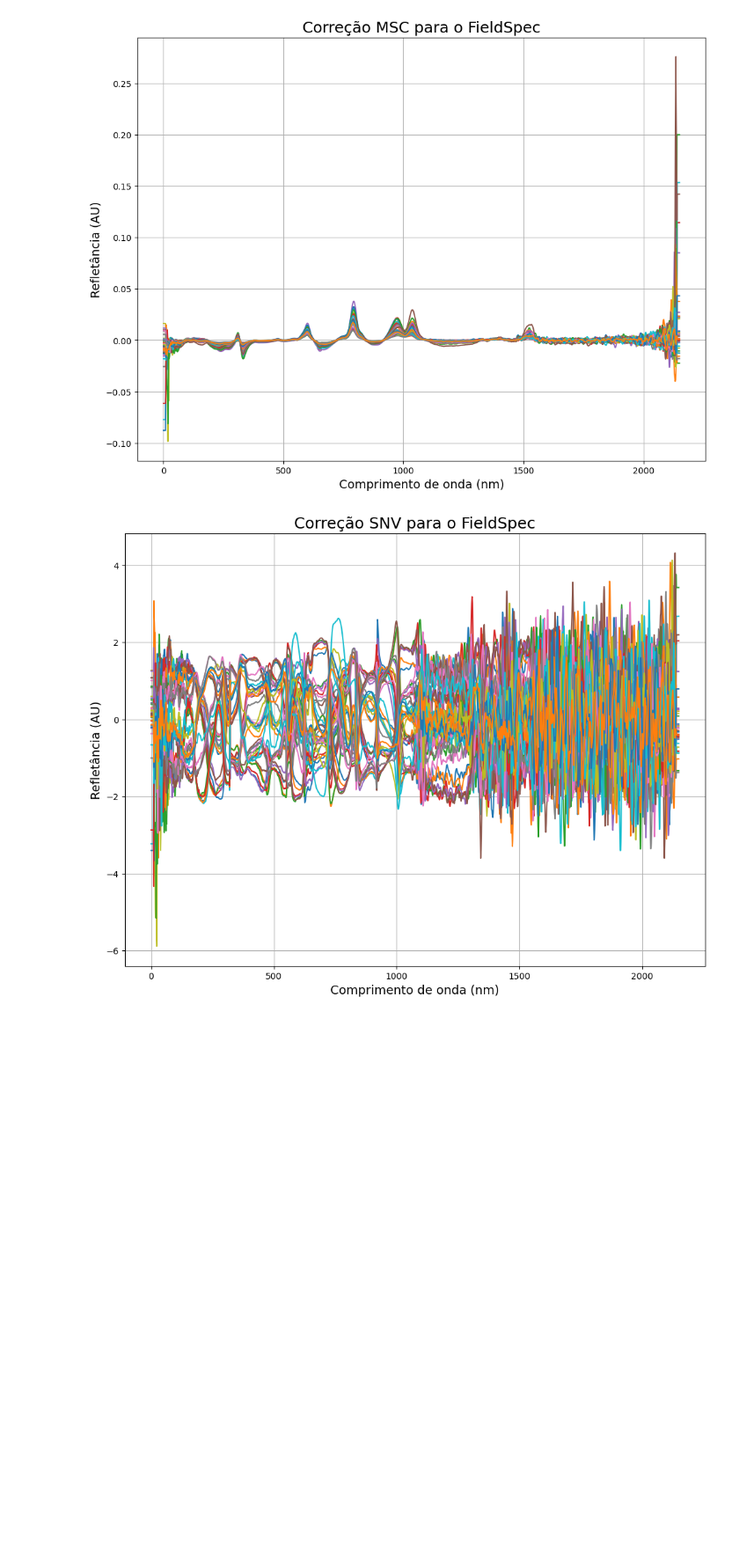
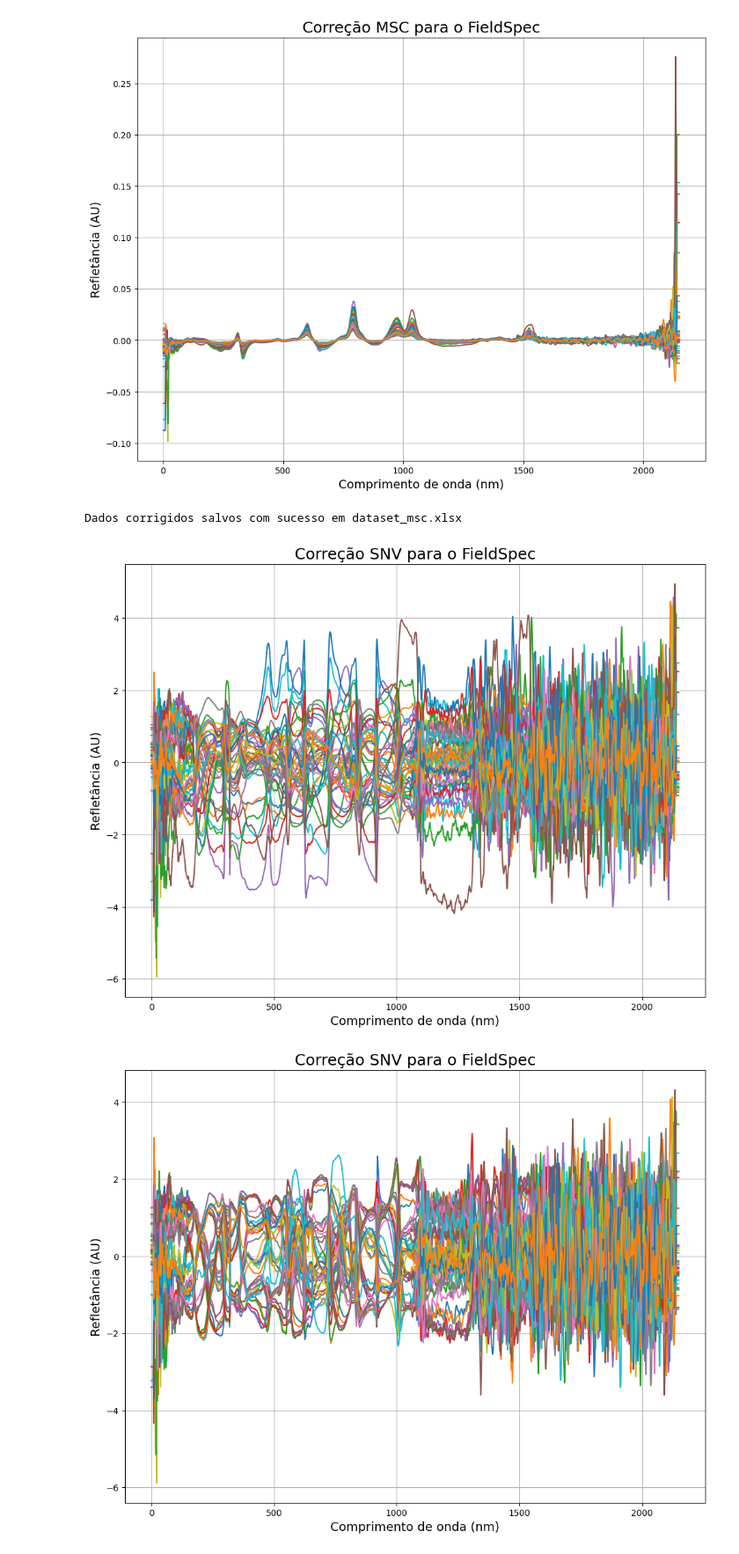
Before and after one commit to xndrxssx/field_spec_data_tests, a Jupyter notebook: field_spec_tanques_fermentacao.ipynb, the cells around one changed output. Shown at 88% size. Cells and saved outputs as stored; diff of their text form; code cells hidden in the pictures; blank space fills up the shorter version.

```diff
--- a/field_spec_tanques_fermentacao.ipynb
+++ b/field_spec_tanques_fermentacao.ipynb
@@ -172 +167,7 @@ x_axis_fs = data_msc_fs.columns.to_numpy().astype('int64')
+# %%
+# Obtém os rótulos das colunas do DataFrame data_msc_fs e converte para um array NumPy
+x_axis_fs = data_msc_fs.columns.to_numpy()
+
+# Converte os valores do array para o tipo int64
+x_axis_fs = x_axis_fs.astype('int64')
 # %%
@@ -189,6 +217,49 @@ plt.grid("on")
 plt.show()
 # %% [output]
 [figure]
+# %%
+# Defina o nome do arquivo onde deseja salvar os dados corrigidos
+filename = "dataset_msc.xlsx"
+
+# Salve os dados corrigidos em um novo arquivo Excel
+data_msc_fs.to_excel(filename, index=False)
+
+# Exiba uma mensagem indicando que o arquivo foi salvo com sucesso
+print(f"Dados corrigidos salvos com sucesso em {filename}")
+# %% [output]
+Dados corrigidos salvos com sucesso em dataset_msc.xlsx
+# %%
+# Importa a função snv() do módulo spectral_correction dentro do pacote pyspectra.transformers
+from pyspectra.transformers.spectral_correction import snv
+
+# Instancia o objeto SNV_fs para aplicar a correção SNV
+SNV_fs = snv()
+
+# Aplica a transformação de ajuste e transformação SNV aos dados 'data_msc_fs' e armazena o resultado em 'data_snv_fs'
+data_snv_fs = SNV_fs.fit_transform(data_msc_fs)
+# %%
+# Cria uma figura para o gráfico com tamanho 12x9 polegadas
+plt.figure(figsize=(12, 9))
+
+# Plota os dados corrigidos SNV em relação ao eixo x_axis_fs
+plt.plot(x_axis_fs, data_snv_fs.T)
+
+# Define o rótulo do eixo x como "Comprimento de onda (nm)" e o tamanho da fonte como 14
+plt.xlabel("Comprimento de onda (nm)", size=14)
+
+# Define o rótulo do eixo y como "Refletância (AU)" e o tamanho da fonte como 14
+plt.ylabel("Refletância (AU)", size=14)
+
+# Define o título do gráfico como "Correção SNV para o FieldSpec" e o tamanho da fonte como 18
+plt.title("Correção SNV para o FieldSpec", size=18)
+
+# Adiciona uma grade ao gráfico
+plt.grid("on")
+
+# Exibe o gráfico
+plt.show()
+# %% [output]
+[figure, added]
 # %%
 from pyspectra.transformers.spectral_correction import snv
 
```
Also changed, not shown: parts of 32 cells of this notebook, 3 other files.
